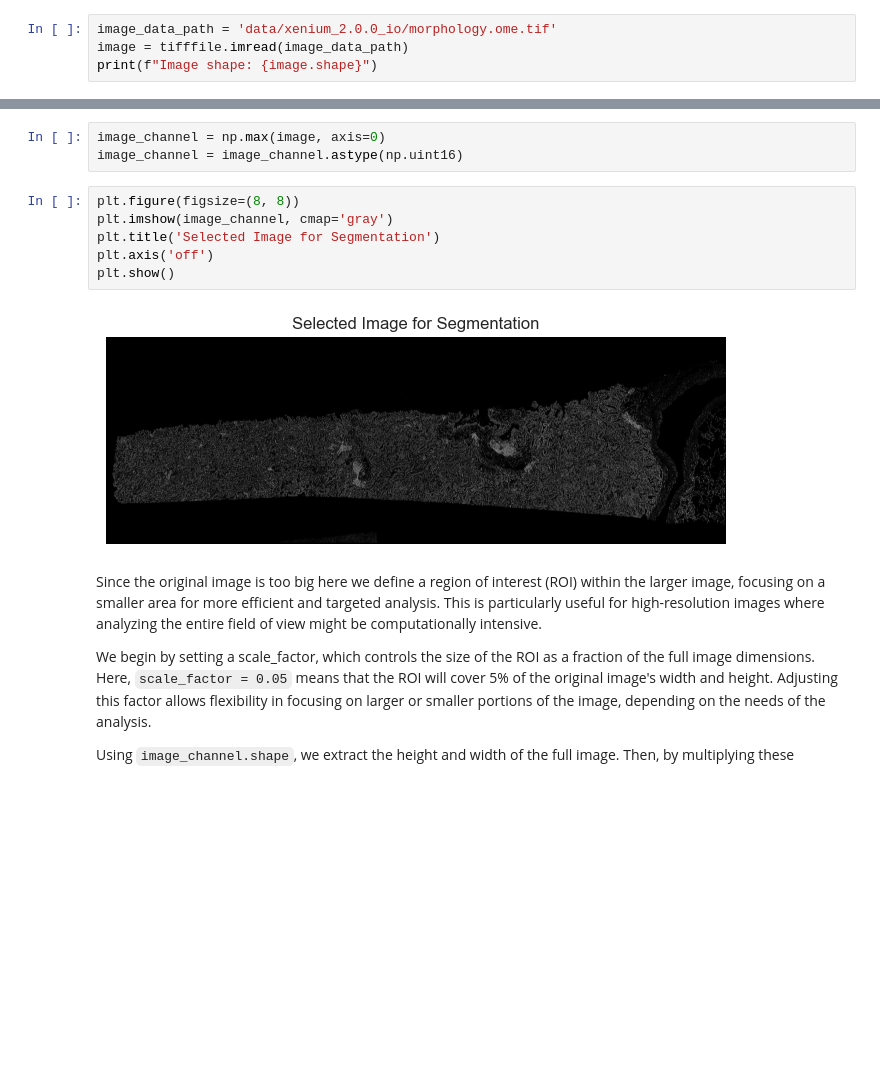
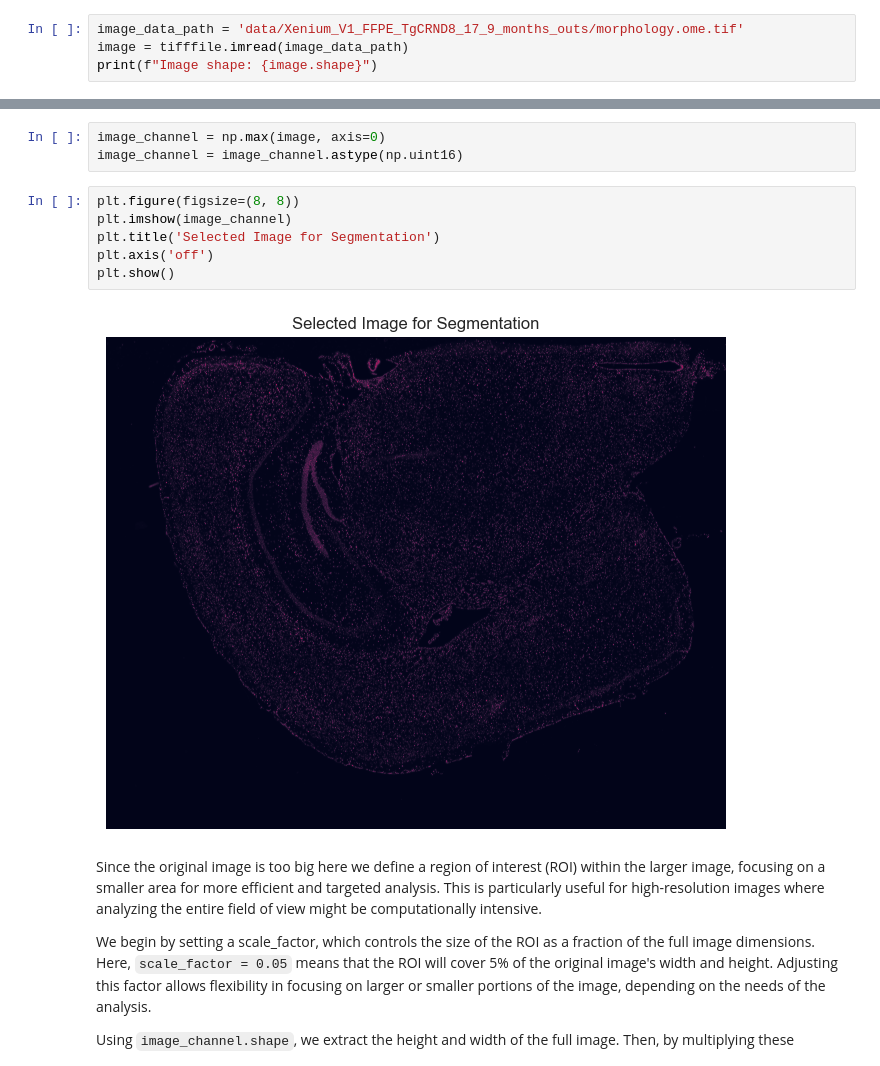
Before and after one commit to elixir-europe-training/ELIXIR-SCO-spatial-omics, a Jupyter notebook: day_1/practical_1/segmentation.ipynb, the cells around one changed output, grey strips where cells are left out. Cells and saved outputs as stored; diff of their text form; blank space fills up the shorter version.

```diff
--- a/day_1/practical_1/segmentation.ipynb
+++ b/day_1/practical_1/segmentation.ipynb
@@ -23,7 +23,7 @@ sns.set(style='whitegrid')
 # %% [markdown]
 Loading and inspecting the morphology image is a foundational step in the analysis. Understanding the image's dimensions helps guide downstream processing, including selecting channels or slices for segmentation and defining an ROI if needed.
 # %%
-image_data_path = 'data/xenium_2.0.0_io/morphology.ome.tif'
+image_data_path = 'data/Xenium_V1_FFPE_TgCRND8_17_9_months_outs/morphology.ome.tif'
 image = tifffile.imread(image_data_path)
 print(f"Image shape: {image.shape}")
 # %% [output]
@@ -109,12 +102,12 @@ image_channel = np.max(image, axis=0)
 image_channel = image_channel.astype(np.uint16)
 # %%
 plt.figure(figsize=(8, 8))
-plt.imshow(image_channel, cmap='gray')
+plt.imshow(image_channel)
 plt.title('Selected Image for Segmentation')
 plt.axis('off')
 plt.show()
 # %% [output]
-[figure, old version]
+[figure, new version]
 # %% [markdown]
 Since the original image is too big here we define a region of interest (ROI) within the larger image, focusing on a smaller area for more efficient and targeted analysis. This is particularly useful for high-resolution images where analyzing the entire field of view might be computationally intensive.
 
```
Also changed, not shown: parts of 24 cells of this notebook.
